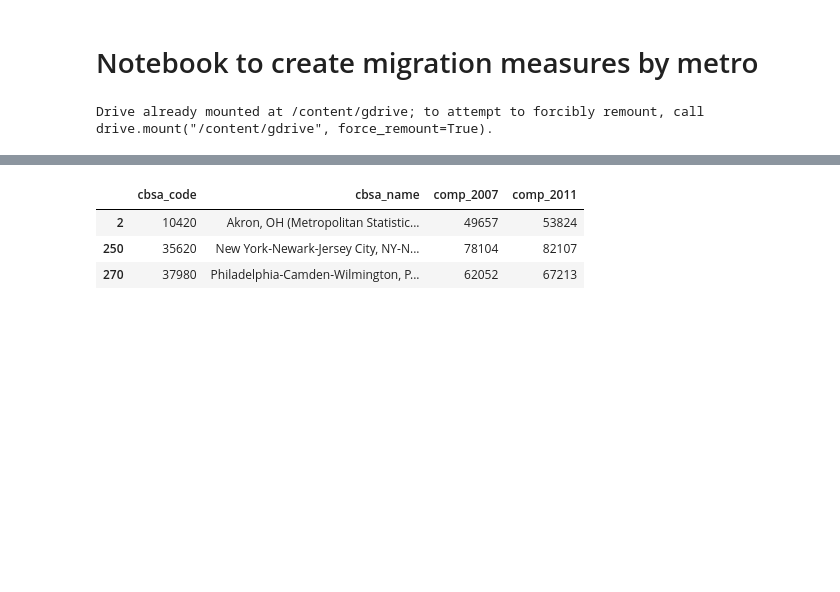
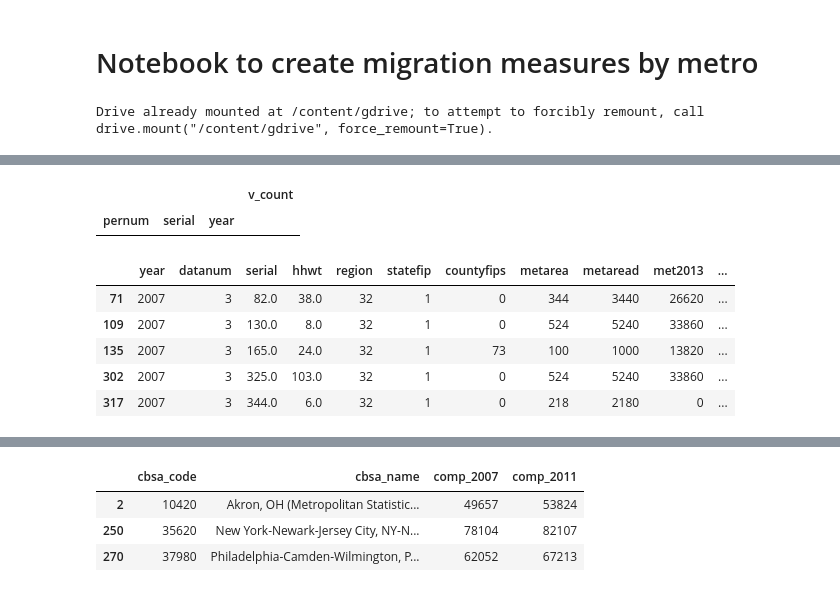
Before and after one commit to cory-yemen/RU-Thesis-Dissertation-Latex-Template, a Jupyter notebook: metropolitan_migration_variables.ipynb, the cells around one changed output, grey strips where cells are left out. Cells and saved outputs as stored; diff of their text form; code cells hidden in the pictures; blank space fills up the shorter version.

```diff
--- a/metropolitan_migration_variables.ipynb
+++ b/metropolitan_migration_variables.ipynb
@@ -222,0 +421,2 @@ def get_comp_ratio():
+# %%
+df = get_migmet_crosswalk()
@@ -222,0 +527,18 @@ def get_comp_ratio():
+# %%
+df.groupby(['pernum', 'serial', 'year']).size().to_frame().head().rename(columns = {0: 'v_count'}).query('v_count > 1')
+# %% [output]
+|  |  |  | v_count |
+| pernum | serial | year |  |
+# %%
+df_2007 = df\
+    .copy()\
+    .query('year == 2007 & migmet1 != 0 & metaread != 0 & migmet1 != metaread')
+
+df_2007.head()
+# %% [output]
+|  | year | datanum | serial | hhwt | region | statefip | countyfips | metarea | metaread | met2013 | ... |
+| 71 | 2007 | 3 | 82.0 | 38.0 | 32 | 1 | 0 | 344 | 3440 | 26620 | ... |
+| 109 | 2007 | 3 | 130.0 | 8.0 | 32 | 1 | 0 | 524 | 5240 | 33860 | ... |
+| 135 | 2007 | 3 | 165.0 | 24.0 | 32 | 1 | 73 | 100 | 1000 | 13820 | ... |
+| 302 | 2007 | 3 | 325.0 | 103.0 | 32 | 1 | 0 | 524 | 5240 | 33860 | ... |
+| 317 | 2007 | 3 | 344.0 | 6.0 | 32 | 1 | 0 | 218 | 2180 | 0 | ... |
```
Also changed, not shown: parts of 28 cells of this notebook.
